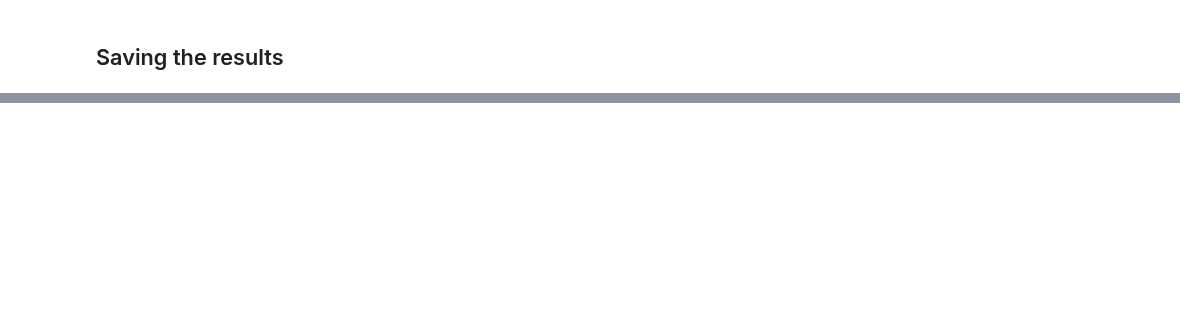
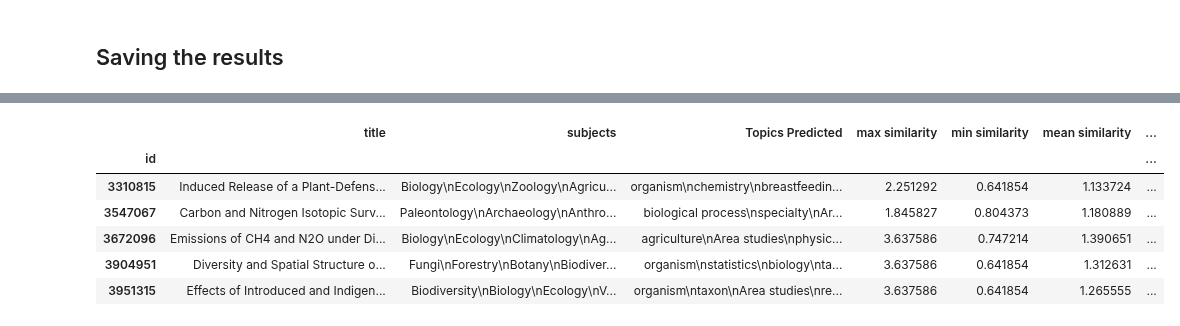
Before and after one commit to weso-edma/hercules-challenge-publications, a Jupyter notebook: notebooks/8_Evaluation.ipynb, the cells around one changed output, grey strips where cells are left out. Cells and saved outputs as stored; diff of their text form; code cells hidden in the pictures; blank space fills up the shorter version.

```diff
--- a/notebooks/8_Evaluation.ipynb
+++ b/notebooks/8_Evaluation.ipynb
@@ -102,2 +126,29 @@ def get_score(topics_base, topics_pred):
+# %%
+from nltk.corpus.reader.wordnet import WordNetError
+
+def get_score(topics_base, topics_pred, similarity_func):
+    sim_measures = []
+    for topic_p in topics_pred:
+        p_synset = _get_synset(topic_p)
+        if p_synset is None:
+            continue
+
+        for topic_b in topics_base:
+            b_synset = _get_synset(topic_b)
+            if b_synset is None:
+                continue
+
+            try:
+                similarity = getattr(p_synset, similarity_func)(b_synset)
+                sim_measures.append(similarity)
+            except WordNetError:
+                # error when comparing synsets with different pos
+                continue
+    return {
+        'max similarity': np.max(sim_measures),
+        'min similarity': np.min(sim_measures),
+        'mean similarity': np.mean(sim_measures),
+        'median similarity': np.median(sim_measures)
+    }
 # %% [markdown]
 ## Similarity
@@ -117,0 +155,4 @@ wn.synsets("community_ecology")
+# %%
+scores = [get_score(y_b, y_p, 'lch_similarity')
+          for y_b, y_p in zip(y_base, y_pred)]
+scores[:5]
@@ -118,2 +180,9 @@ wn.synsets("community_ecology")
 # %% [markdown]
 ## Saving the results
+# %%
+cols_subset = ['title', 'subjects']
+
+results_df = categories_df.set_index('id', inplace=False).loc[articles_keys][cols_subset]
+results_df['Topics Predicted'] = ['\n'.join(topics) for topics in y_pred]
+results_df['subjects'] = ['\n'.join(topics) for topics in y_base]
+results_df.head()
@@ -119,0 +197,4 @@ wn.synsets("community_ecology")
+# %%
+scores_df = pd.DataFrame.from_records(scores)
+scores_df.set_index(results_df.index, inplace=True)
+scores_df.head()
@@ -119,0 +209,11 @@ wn.synsets("community_ecology")
+# %%
+final_df = results_df.join(scores_df)
+final_df.head()
+# %% [output]
+|  | title | subjects | Topics Predicted | max similarity | min similarity | mean similarity | ... |
+| id |  |  |  |  |  |  | ... |
+| 3310815 | Induced Release of a Plant-Defens... | Biology\nEcology\nZoology\nAgricu... | organism\nchemistry\nbreastfeedin... | 2.251292 | 0.641854 | 1.133724 | ... |
+| 3547067 | Carbon and Nitrogen Isotopic Surv... | Paleontology\nArchaeology\nAnthro... | biological process\nspecialty\nAr... | 1.845827 | 0.804373 | 1.180889 | ... |
+| 3672096 | Emissions of CH4 and N2O under Di... | Biology\nEcology\nClimatology\nAg... | agriculture\nArea studies\nphysic... | 3.637586 | 0.747214 | 1.390651 | ... |
+| 3904951 | Diversity and Spatial Structure o... | Fungi\nForestry\nBotany\nBiodiver... | organism\nstatistics\nbiology\nta... | 3.637586 | 0.641854 | 1.312631 | ... |
+| 3951315 | Effects of Introduced and Indigen... | Biodiversity\nBiology\nEcology\nV... | organism\ntaxon\nArea studies\nre... | 3.637586 | 0.641854 | 1.265555 | ... |
```
Also changed, not shown: parts of 15 cells of this notebook, 3 other files.
